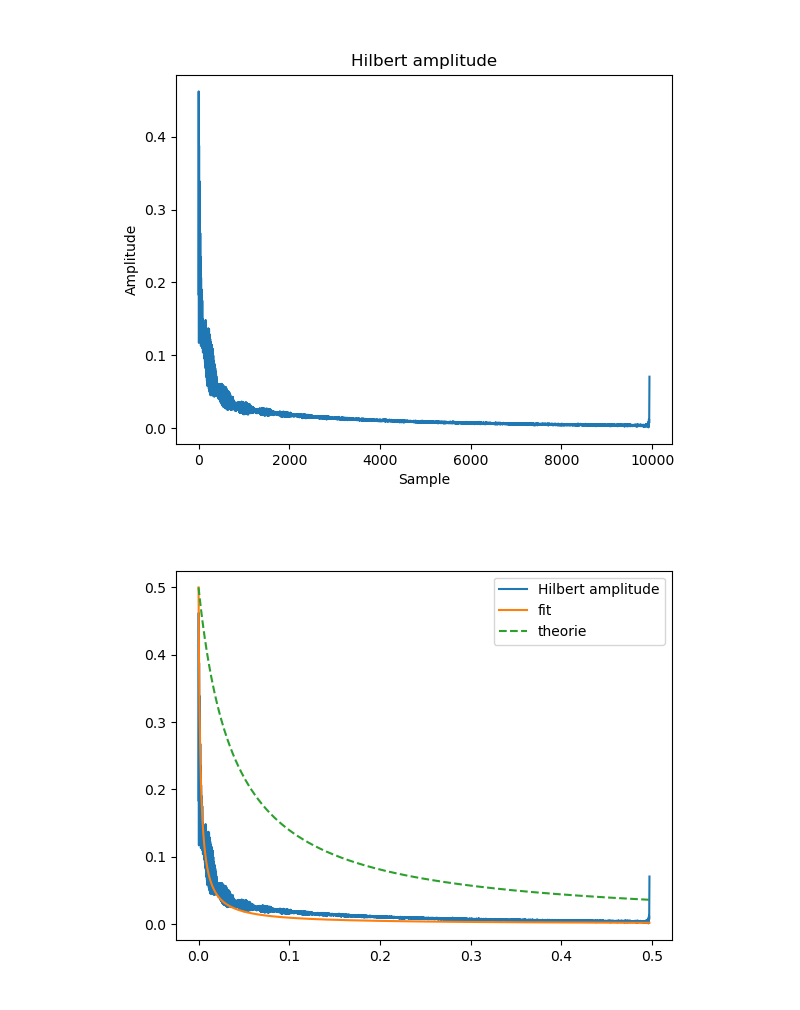
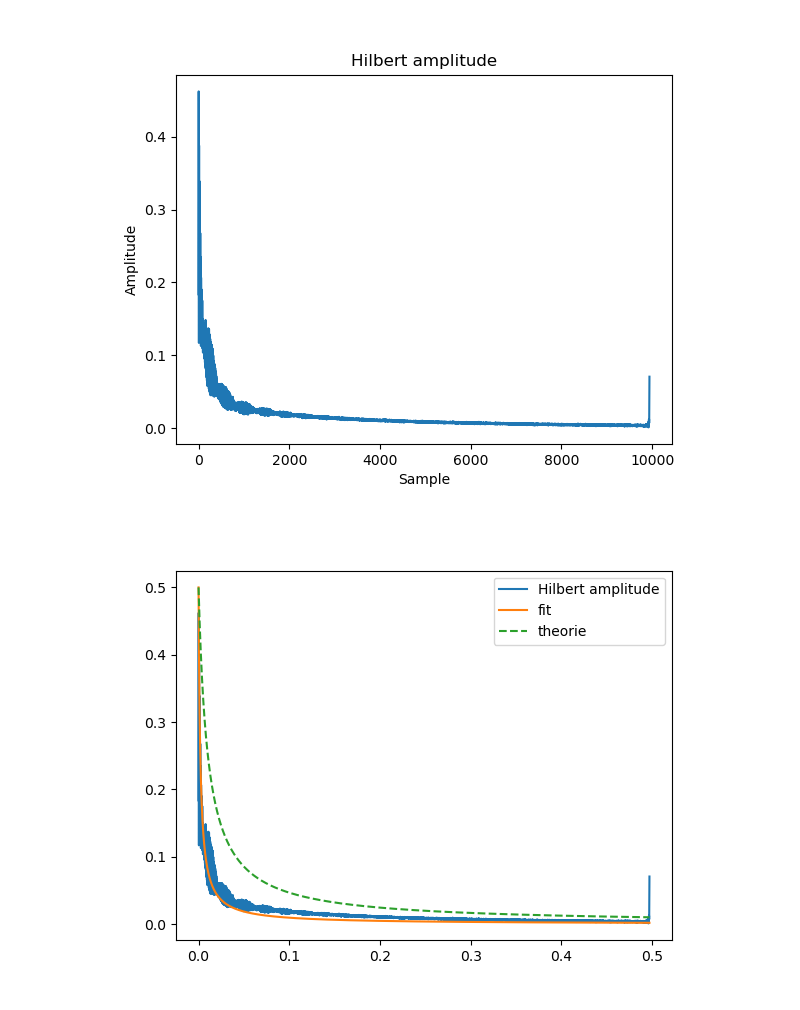
Before and after one commit to Spaantje5/Vibrating-String-Experiment, a Jupyter notebook: Labjournalamplitude.ipynb, the cells around one changed output. Saved outputs shown, nothing was run; the diff lists cells and outputs as text; code cells hidden in the pictures.

```diff
--- a/Labjournalamplitude.ipynb
+++ b/Labjournalamplitude.ipynb
@@ -154,7 +154,7 @@ plt.show()
 C_w = 1.2
 rho = 1.204
 D = 0.001
-mu = 0.015
+mu = ((D/2)**2)*np.pi*7900
 n = 1
 U_0 = 0.5
 
@@ -184,31 +184,31 @@ def theory_amp(t, alpha, U0=U_0):
 # -----------------------------
 i = 0       # lengte-index
 j = 0       # positie-index (T1)
 r = 0       # replicaat
 col = 1     # signaalkolom
 
 signal = raw_trim[i, j, r, :, col]
 analytic = hilbert(signal)
 envelope = np.abs(analytic)
 
 fs = 20000   # voorbeeld sampling freq
 t = np.arange(len(envelope)) / fs
 
 L = length_grid[i, j]
 T = T_array[j]
 
 alpha_th = alpha_theory(L, T)
 
 from scipy.optimize import curve_fit
 popt, pcov = curve_fit(theory_amp, t, envelope, p0=[alpha_th])
 alpha_fit = popt[0]
 
 plt.figure()
 
 plt.plot(t, envelope, label="Hilbert amplitude")
 plt.plot(t, theory_amp(t, alpha_fit), label="fit")
 plt.plot(t, theory_amp(t, alpha_th), "--", label="theorie")
 plt.legend()
 plt.show()
 # %% [output]
-[figure, old version]
+[figure, new version]
```
